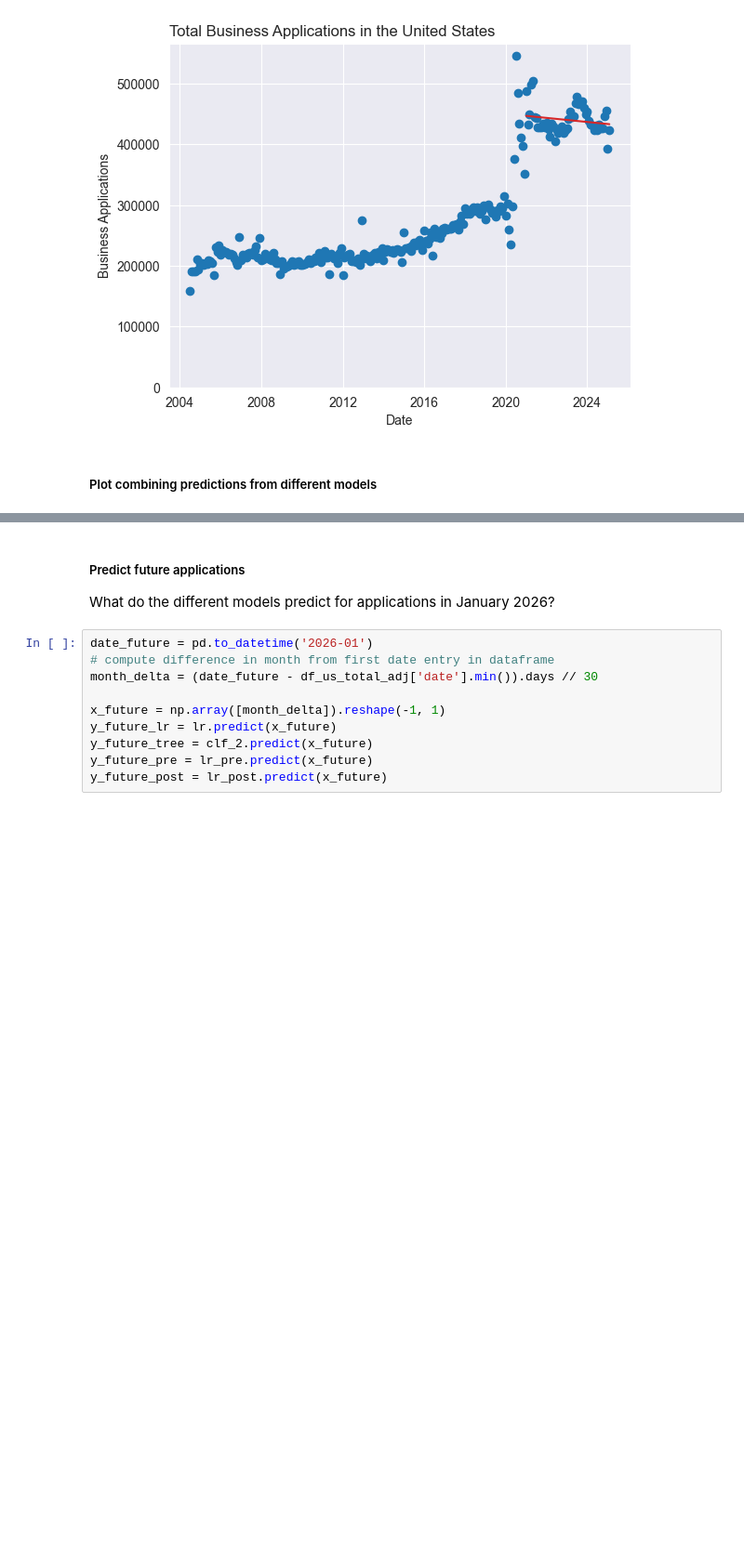
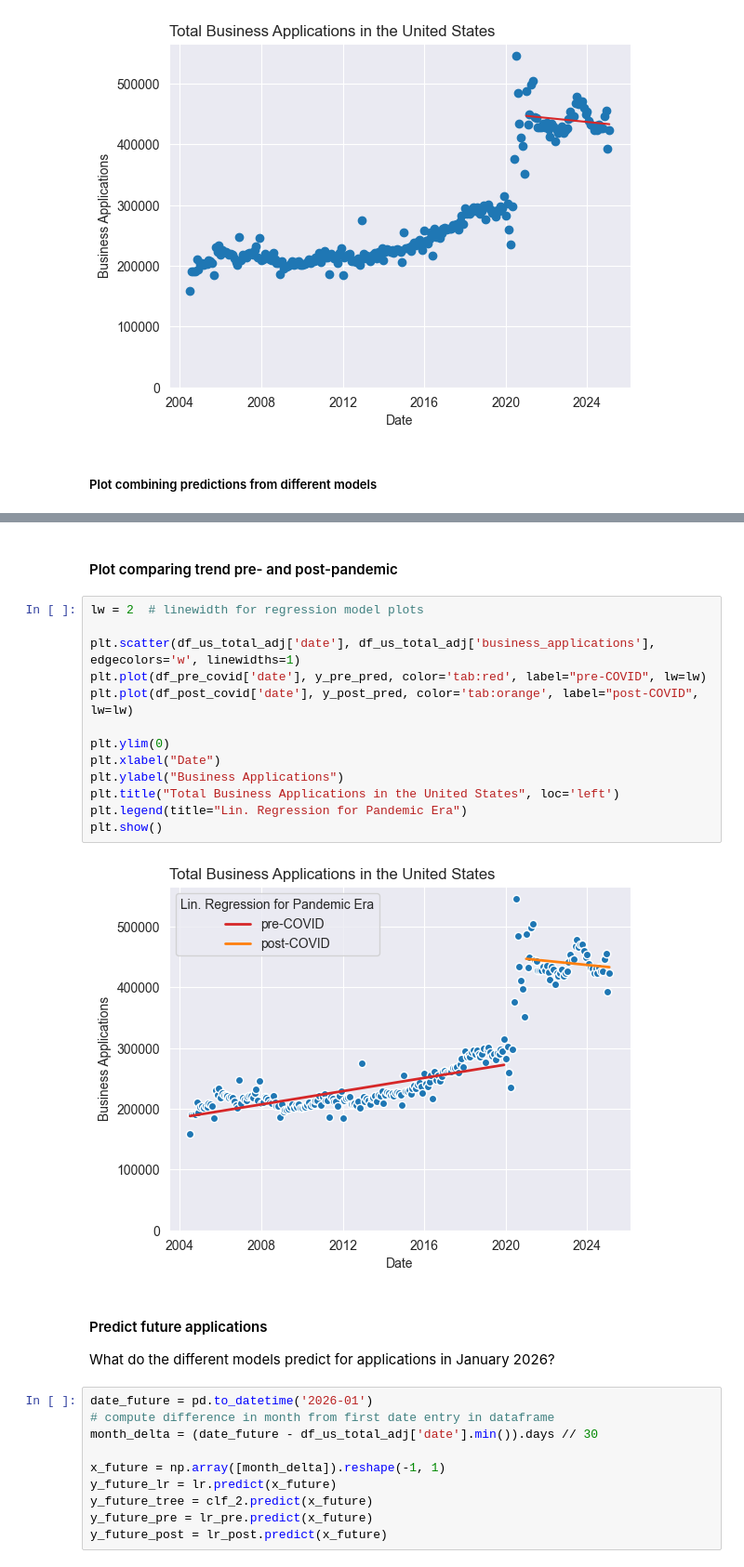
Before and after one commit to felix-r/udacity_intro_data_sci_project, a Jupyter notebook: analysis.ipynb, the cells around one changed output, grey strips where cells are left out. Shown: that part at 93% size. Drawn from its saved outputs; the diff is of its cells as text; blank space fills up the shorter version.

```diff
--- a/analysis.ipynb
+++ b/analysis.ipynb
@@ -459,5 +458,22 @@ plt.show()
+# %% [markdown]
+#### Plot comparing trend pre- and post-pandemic
+# %%
+lw = 2  # linewidth for regression model plots
+
+plt.scatter(df_us_total_adj['date'], df_us_total_adj['business_applications'], edgecolors='w', linewidths=1)
+plt.plot(df_pre_covid['date'], y_pre_pred, color='tab:red', label="pre-COVID", lw=lw)
+plt.plot(df_post_covid['date'], y_post_pred, color='tab:orange', label="post-COVID", lw=lw)
+
+plt.ylim(0)
+plt.xlabel("Date")
+plt.ylabel("Business Applications")
+plt.title("Total Business Applications in the United States", loc='left')
+plt.legend(title="Lin. Regression for Pandemic Era")
+plt.show()
+# %% [output]
+[figure, added]
 # %% [markdown]
-##### Predict future applications
+#### Predict future applications
 
 What do the different models predict for applications in January 2026?
 # %%
```
Also changed, not shown: parts of 3 cells of this notebook.
